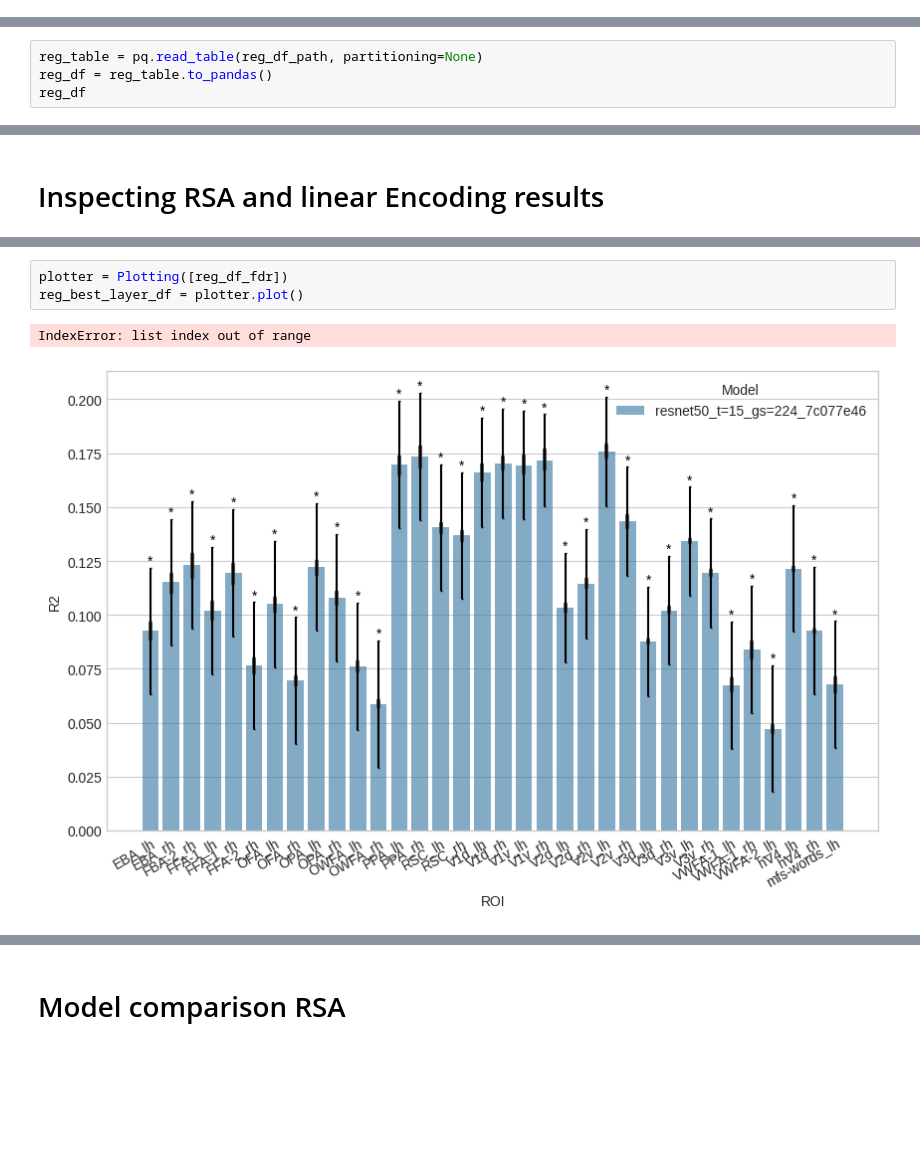
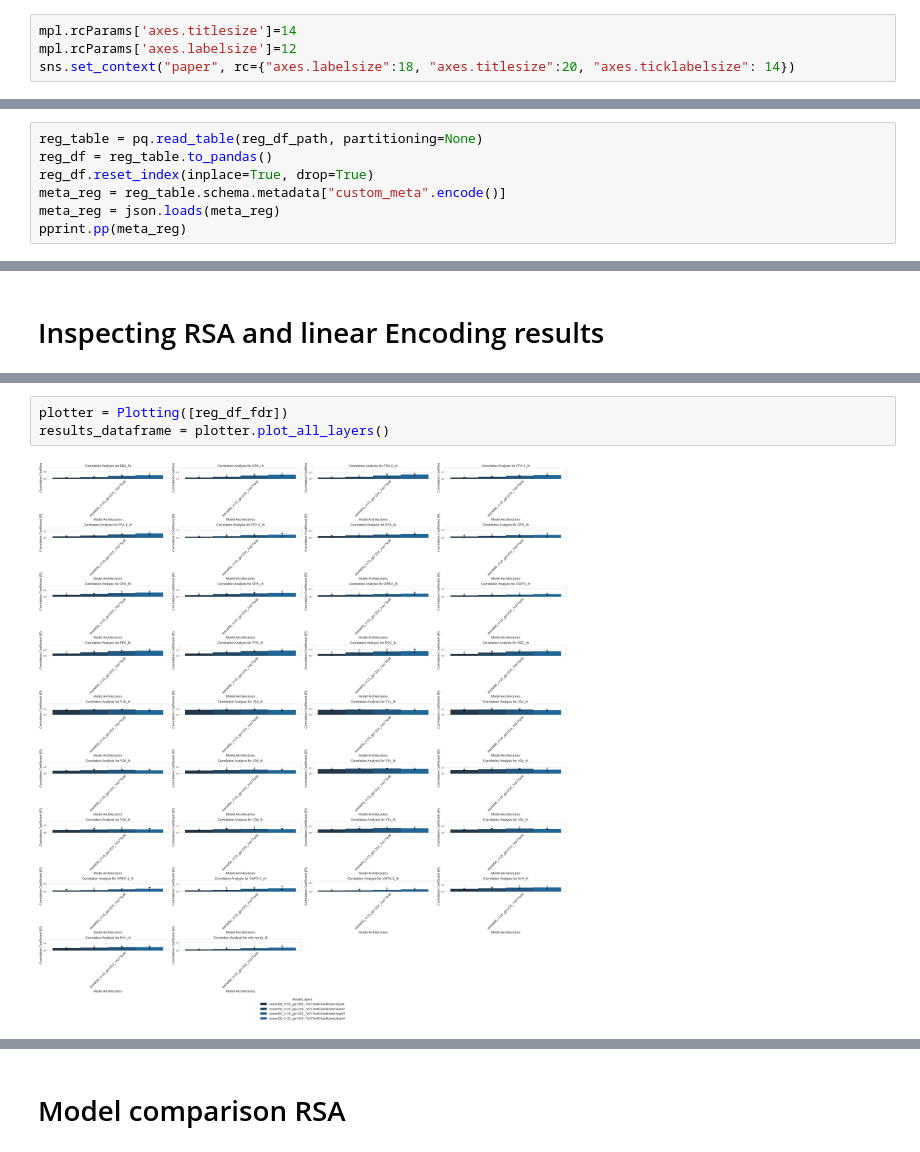
Before and after one commit to YviMa/cv-ssl-v-brain, a Jupyter notebook: inspect.ipynb, the cells around one changed output, grey strips where cells are left out. Drawn from its saved outputs; the diff is of its cells as text; blank space fills up the shorter version.

Commit message:
refactor analysis notebooks and create new plots

```diff
--- a/inspect.ipynb
+++ b/inspect.ipynb
@@ -17,2 +20,6 @@ from scipy.stats import false_discovery_control
+# %%
+mpl.rcParams['axes.titlesize']=14
+mpl.rcParams['axes.labelsize']=12
+sns.set_context("paper", rc={"axes.labelsize":18, "axes.titlesize":20, "axes.ticklabelsize": 14})
 # %%
 available_dirs = os.listdir('results')
@@ -91,5 +83,8 @@ rsa_df_fdr
 # %%
 reg_table = pq.read_table(reg_df_path, partitioning=None)
 reg_df = reg_table.to_pandas()
-reg_df
+reg_df.reset_index(inplace=True, drop=True)
+meta_reg = reg_table.schema.metadata["custom_meta".encode()]
+meta_reg = json.loads(meta_reg)
+pprint.pp(meta_reg)
 # %% [output]
@@ -151,6 +408,5 @@ rsa_best_layer_df = plotter.plot()
 # %%
 plotter = Plotting([reg_df_fdr])
-reg_best_layer_df = plotter.plot()
+results_dataframe = plotter.plot_all_layers()
 # %% [output]
-IndexError: list index out of range
-[figure, old version]
+[figure, new version]
```
Also changed, not shown: parts of 54 cells of this notebook, 2 other files.
